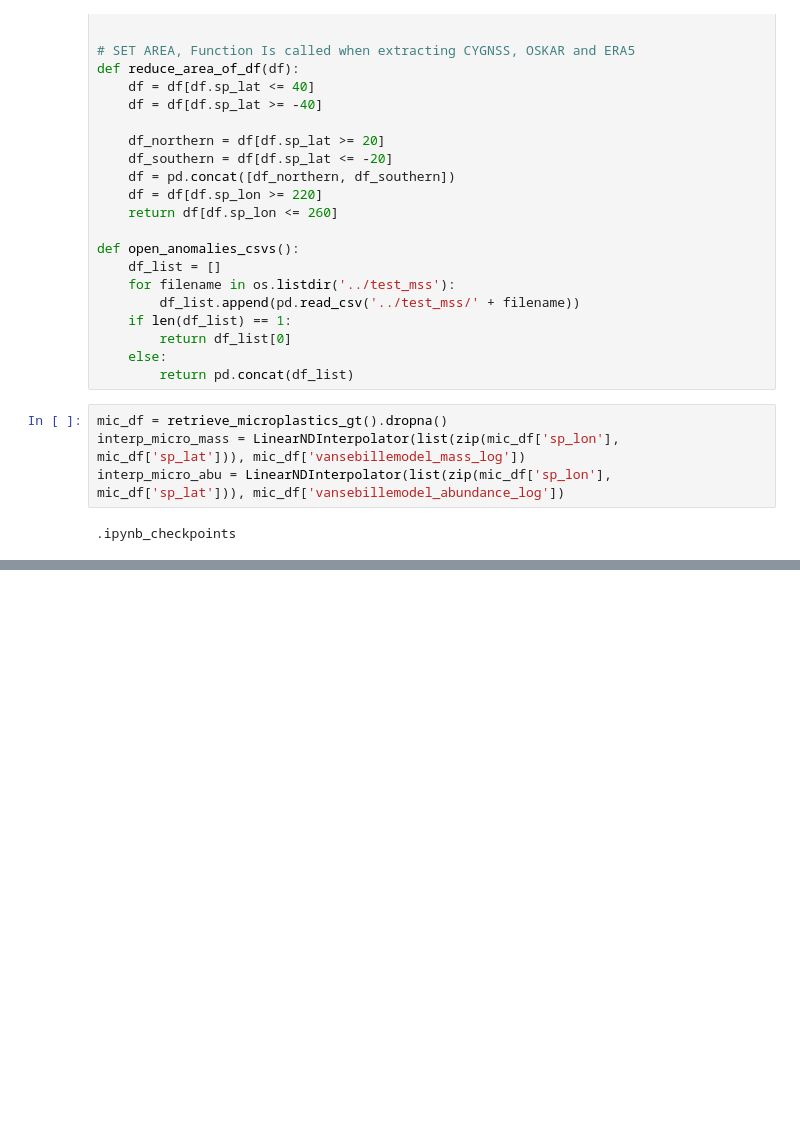
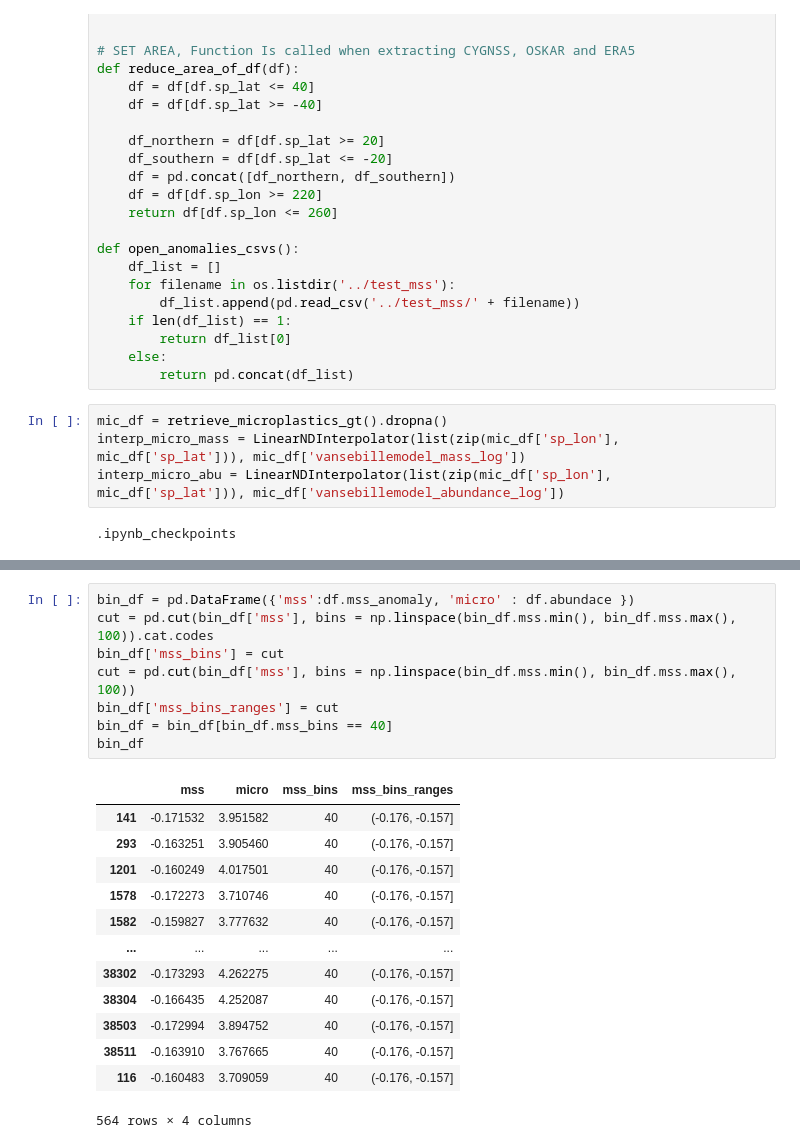
Before and after one commit to Syverkok/Master_Thesis_Syver, a Jupyter notebook: nice_code/Untitled.ipynb, the cells around one changed output, grey strips where cells are left out. Drawn from its saved outputs; the diff is of its cells as text; blank space fills up the shorter version.

```diff
--- a/nice_code/Untitled.ipynb
+++ b/nice_code/Untitled.ipynb
@@ -174,3 +184,25 @@ fig = px.density_heatmap(df, y="micro_mass", x="mss_anomaly" ,color_continuous_s
 fig.show()
 # %% [output]
 [interactive output not drawn]
+# %%
+bin_df = pd.DataFrame({'mss':df.mss_anomaly, 'micro' : df.abundace })
+cut = pd.cut(bin_df['mss'], bins = np.linspace(bin_df.mss.min(), bin_df.mss.max(), 100)).cat.codes
+bin_df['mss_bins'] = cut
+cut = pd.cut(bin_df['mss'], bins = np.linspace(bin_df.mss.min(), bin_df.mss.max(), 100))
+bin_df['mss_bins_ranges'] = cut
+bin_df = bin_df[bin_df.mss_bins == 40]
+bin_df
+# %% [output]
+|  | mss | micro | mss_bins | mss_bins_ranges |
+| 141 | -0.171532 | 3.951582 | 40 | (-0.176, -0.157] |
+| 293 | -0.163251 | 3.905460 | 40 | (-0.176, -0.157] |
+| 1201 | -0.160249 | 4.017501 | 40 | (-0.176, -0.157] |
+| 1578 | -0.172273 | 3.710746 | 40 | (-0.176, -0.157] |
+| 1582 | -0.159827 | 3.777632 | 40 | (-0.176, -0.157] |
+| ... | ... | ... | ... | ... |
+| 38302 | -0.173293 | 4.262275 | 40 | (-0.176, -0.157] |
+| 38304 | -0.166435 | 4.252087 | 40 | (-0.176, -0.157] |
+| 38503 | -0.172994 | 3.894752 | 40 | (-0.176, -0.157] |
+| 38511 | -0.163910 | 3.767665 | 40 | (-0.176, -0.157] |
+| 116 | -0.160483 | 3.709059 | 40 | (-0.176, -0.157] |
+564 rows × 4 columns
```
Also changed, not shown: parts of 5 cells of this notebook, 2 other files.
